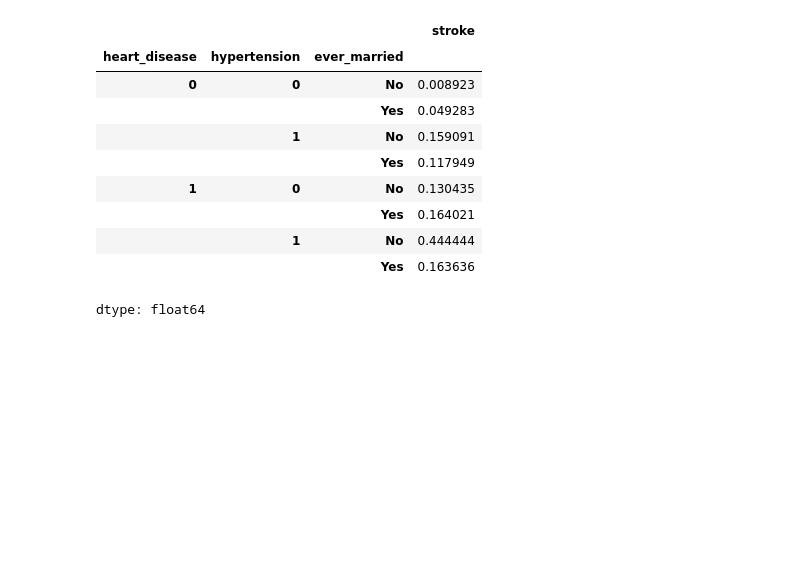
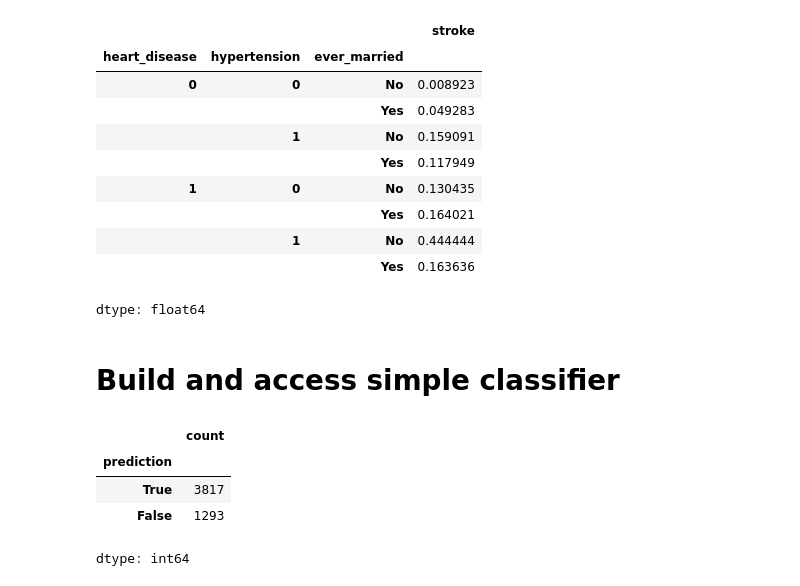
Before and after one commit to Buck-61/cs290, a Jupyter notebook: Stroke_prediction.ipynb, the cells around one changed output. Drawn from its saved outputs; the diff is of its cells as text; code cells hidden in the pictures; blank space fills up the shorter version.

```diff
--- a/Stroke_prediction.ipynb
+++ b/Stroke_prediction.ipynb
@@ -150,3 +150,5 @@ df.groupby(['heart_disease', 'hypertension', 'ever_married'])['stroke'].mean()
 |  | 1 | No | 0.444444 |
 |  |  | Yes | 0.163636 |
 dtype: float64
+# %% [markdown]
+# Build and access simple classifier
@@ -152,0 +157,8 @@ dtype: float64
+# %%
+df['prediction'].value_counts()
+# %% [output]
+|  | count |
+| prediction |  |
+| True | 3817 |
+| False | 1293 |
+dtype: int64
```
Also changed, not shown: parts of 17 cells of this notebook.
